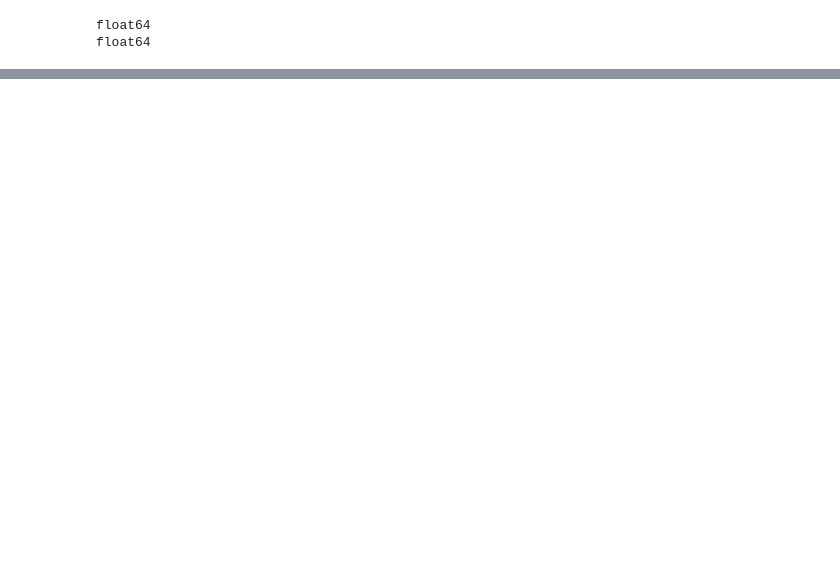
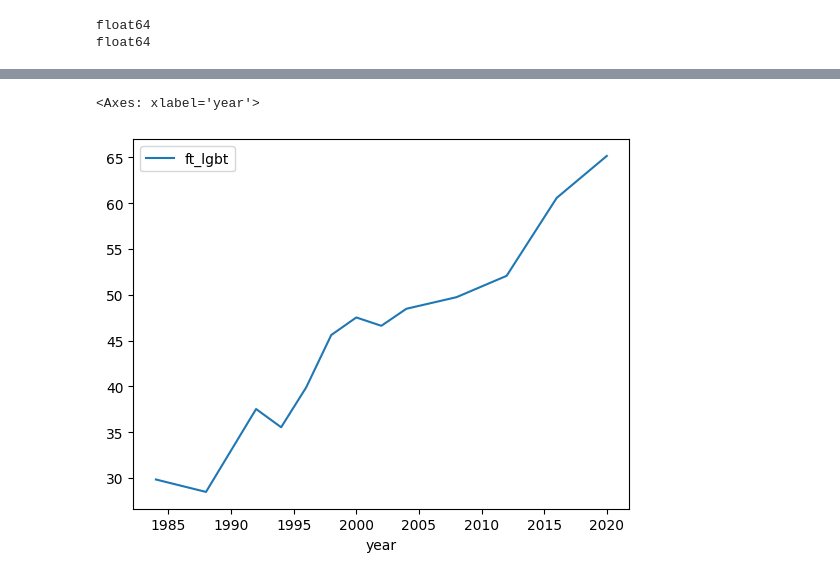
Before and after one commit to VUDataSci/data-presentation-eleanorbeers, a Jupyter notebook: eda_project_anes.ipynb, the cells around one changed output, grey strips where cells are left out. Drawn from its saved outputs; the diff is of its cells as text; code cells hidden in the pictures; blank space fills up the shorter version.

Commit message:
eda graphs and data cleaning

```diff
--- a/eda_project_anes.ipynb
+++ b/eda_project_anes.ipynb
@@ -29,0 +110,19 @@ float64
+# %%
+# cleaning lgbt column
+# need to code all 97 as 98.5 (97 represents all 97-100 values)
+# need to drop all 98 and 99 rows
+
+df['ft_lgbt'] = df['ft_lgbt'].replace(97, 98.5)
+df = df[(df['ft_lgbt'] != 98) & (df['ft_lgbt'] != 99)]
+# %%
+# cleaning party_id column
+# need to drop all 8 and 9 rows
+df = df[(df['party_id'] != 8) & (df['party_id'] != 9)]
+# %%
+# need to create text dummy for religion (keep religion numeric column for regression)
+# 1 = 'Religious', 2 = 'Not Religious'
+df['religion_cat'] = np.where(df['religion'] == 1, 'Religious', 'Not Religious')
+# %%
+# need to create text dummy for party_id (keep religion numeric column for regression)
+# 1 = 'Republican', 2 = 'Independent', 3 = 'No preference', 4 = 'Other', 5 = 'Democrat'
+df['party_id_cat'] = np.where(df['party_id'] == 1, 'Republican', np.where(df['party_id'] == 2, 'Independent', np.where(df['party_id'] == 3, 'No preference', np.where(df['party_id'] == 4, 'Other', 'Democrat'))))
@@ -29,0 +138,13 @@ float64
+# %%
+# create another df
+# group by year
+# find average ft_lgbt per year
+# line graph (x = year, y = average ft_lgbt)
+
+df2 = df.groupby('year')['ft_lgbt'].mean().reset_index()
+df2.head()
+
+df2.plot(x='year', y='ft_lgbt', kind='line')
+# %% [output]
+<Axes: xlabel='year'>
+[figure, added]
```
Also changed, not shown: parts of 13 cells of this notebook.
